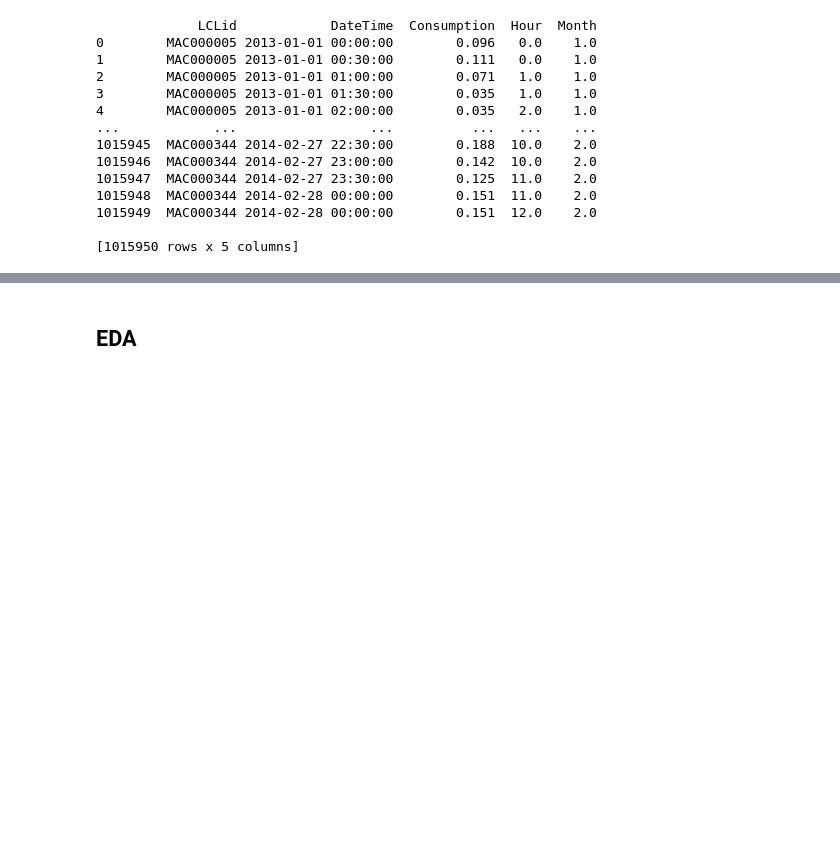
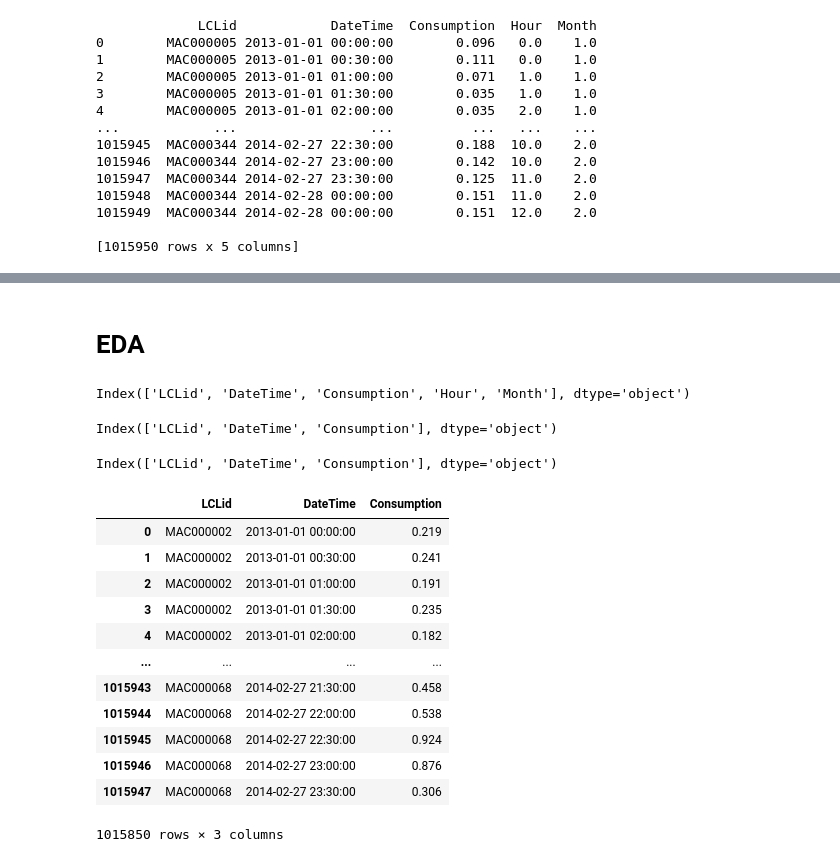
Before and after one commit to NirmalMJohn/DataScience_Project, a Jupyter notebook: Main_Forecasting.ipynb, the cells around one changed output, grey strips where cells are left out. Drawn from its saved outputs; the diff is of its cells as text; code cells hidden in the pictures; blank space fills up the shorter version.

```diff
--- a/Main_Forecasting.ipynb
+++ b/Main_Forecasting.ipynb
@@ -437,2 +718,2 @@ print(tou_data_imputed)
 # %% [markdown]
-## **EDA**
+# **EDA**
@@ -438,0 +722,4 @@ print(tou_data_imputed)
+# %%
+std_data_clean.columns
+# %% [output]
+Index(['LCLid', 'DateTime', 'Consumption', 'Hour', 'Month'], dtype='object')
@@ -438,0 +732,24 @@ print(tou_data_imputed)
+# %%
+std_data_clean.columns
+# %% [output]
+Index(['LCLid', 'DateTime', 'Consumption'], dtype='object')
+# %%
+std_data_clean.columns
+# %% [output]
+Index(['LCLid', 'DateTime', 'Consumption'], dtype='object')
+# %%
+std_data_clean
+# %% [output]
+|  | LCLid | DateTime | Consumption |
+| 0 | MAC000002 | 2013-01-01 00:00:00 | 0.219 |
+| 1 | MAC000002 | 2013-01-01 00:30:00 | 0.241 |
+| 2 | MAC000002 | 2013-01-01 01:00:00 | 0.191 |
+| 3 | MAC000002 | 2013-01-01 01:30:00 | 0.235 |
+| 4 | MAC000002 | 2013-01-01 02:00:00 | 0.182 |
+| ... | ... | ... | ... |
+| 1015943 | MAC000068 | 2014-02-27 21:30:00 | 0.458 |
+| 1015944 | MAC000068 | 2014-02-27 22:00:00 | 0.538 |
+| 1015945 | MAC000068 | 2014-02-27 22:30:00 | 0.924 |
+| 1015946 | MAC000068 | 2014-02-27 23:00:00 | 0.876 |
+| 1015947 | MAC000068 | 2014-02-27 23:30:00 | 0.306 |
+1015850 rows × 3 columns
```
Also changed, not shown: parts of 46 cells of this notebook.
